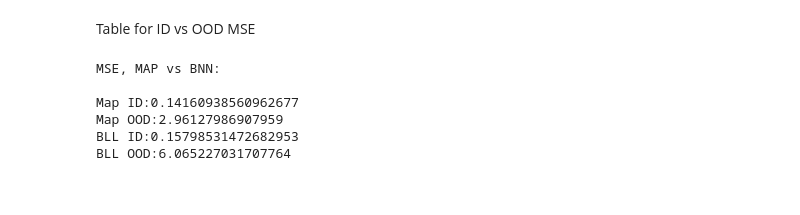
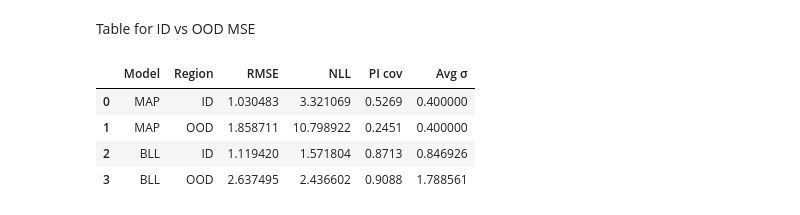
Before and after one commit to Kingmopser/ProbabilisticML, a Jupyter notebook: src/Simulation.ipynb, the cells around one changed output. Drawn from its saved outputs; the diff is of its cells as text; code cells hidden in the pictures.

```diff
--- a/src/Simulation.ipynb
+++ b/src/Simulation.ipynb
@@ -184,49 +193,37 @@ sigma_OOD_map = np.full_like(mean_map[OODist], 0.4, dtype=float)
 
 rows = []
 for name, (mu_id, sig_id, mu_ood, sig_ood) in {
         "MAP": (mean_map[InDist],  sigma_ID_map,  mean_map[OODist],sigma_OOD_map),
         "BLL": (meanB[InDist],  stdB[InDist],  meanB[OODist],  stdB[OODist])
     }.items():
 
     rows.append({
         "Model": name,
         "Region": "ID",
         "RMSE":  rmse(y_test[InDist],  mu_id),
         "NLL":   nll (y_test[InDist],  mu_id, sig_id),
         "PI cov":pi_coverage(y_test[InDist],  mu_id, sig_id),
         "Avg σ": avg_sigma(sig_id)
     })
 
     rows.append({
         "Model": name,
         "Region": "OOD",
         "RMSE":  rmse(y_test[InDist], mu_ood),
         "NLL":   nll (y_test[InDist], mu_ood, sig_ood),
         "PI cov":pi_coverage(y_test[OODist], mu_ood, sig_ood),
         "Avg σ": avg_sigma(sig_ood)
     })
 
 results_df = pd.DataFrame(rows)
 results_df = results_df[["Model", "Region", "RMSE", "NLL", "PI cov", "Avg σ"]]
 results_df
 
 
-results_df.to_csv("../results/simulation_metrics.csv", index=False)
+#results_df.to_csv("../results/simulation_metrics.csv", index=False)
+# %% [output]
+|  | Model | Region | RMSE | NLL | PI cov | Avg σ |
+| 0 | MAP | ID | 1.030483 | 3.321069 | 0.5269 | 0.400000 |
+| 1 | MAP | OOD | 1.858711 | 10.798922 | 0.2451 | 0.400000 |
+| 2 | BLL | ID | 1.119420 | 1.571804 | 0.8713 | 0.846926 |
+| 3 | BLL | OOD | 2.637495 | 2.436602 | 0.9088 | 1.788561 |
-# %%
-mse_id_map = mean_squared_error(y_test_sorted[InDist_sorted],mean_map_sorted[InDist_sorted])
-mse_ood_map = mean_squared_error(y_test_sorted[OODist],mean_map_sorted[OODist])
-
-bll_id_mse =  mean_squared_error(y_test_sorted[InDist_sorted],meanB_sorted[InDist_sorted])
-bll_ood_mse =  mean_squared_error(y_test_sorted[OODist],meanB_sorted[OODist])
-print("MSE, MAP vs BNN:\n")
-print(f"Map ID:{mse_id_map}")
-print(f"Map OOD:{mse_ood_map}")
-print(f"BLL ID:{bll_id_mse}")
-print(f"BLL OOD:{bll_ood_mse}")
-# %% [output]
-MSE, MAP vs BNN:
-
-Map ID:0.14160938560962677
-Map OOD:2.96127986907959
-BLL ID:0.15798531472682953
-BLL OOD:6.065227031707764
```
Also changed, not shown: parts of 10 cells of this notebook.
